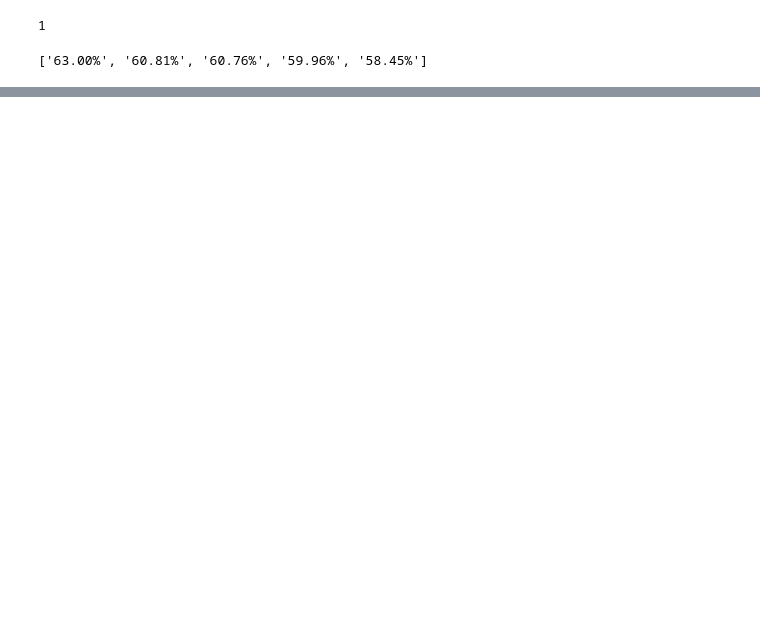
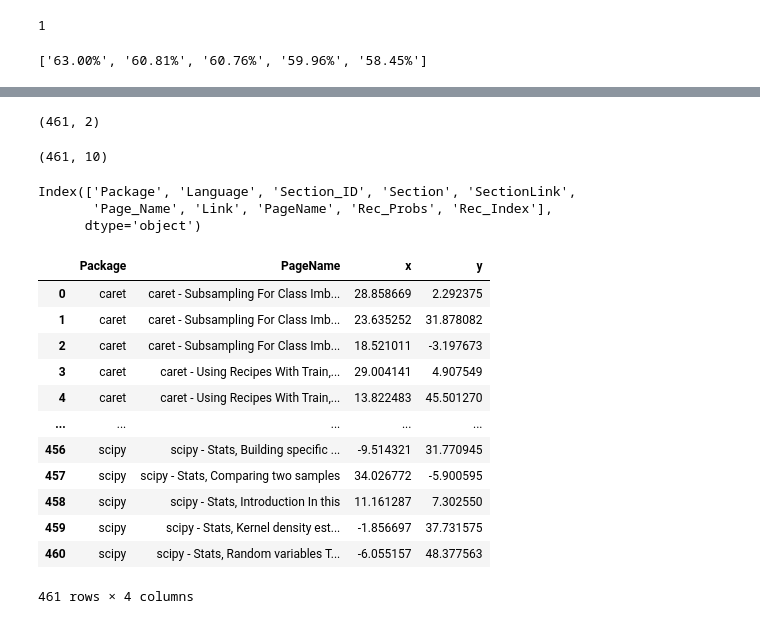
Before and after one commit to spencerbraun/pytorch_hackathon, a Jupyter notebook: vector_evaluation.ipynb, the cells around one changed output, grey strips where cells are left out. Cells and saved outputs as stored; diff of their text form; code cells hidden in the pictures; blank space fills up the shorter version.

```diff
--- a/vector_evaluation.ipynb
+++ b/vector_evaluation.ipynb
@@ -207,10 +207,10 @@ combined
 | 460 | scipy | Python | scipy_statistics_scipy_stats | Statistics (scipy.stats) | stats.html | Random variables There | https://docs.scipy.org/doc/scipy/... | scipy - Stats, Random variables T... | [0.7562182589192208, 0.7372049300... | ... |
 461 rows × 10 columns
 # %%
-with open("recommendation_table.pkl", 'wb') as f:
+with open("app/recommendation_table.pkl", 'wb') as f:
     pickle.dump(combined, f)
 # %%
-with open("recommendation_table.pkl", 'rb') as f:
+with open("app/recommendation_table.pkl", 'rb') as f:
     table = pickle.load(f)
 # %%
 idx = 5
@@ -333,3 +333,51 @@ tsne = tsneMatrix(docMatrix)
 # %%
 with open('app/tsne.pkl' ,'wb') as f:
     pickle.dump(tsne, f)
+# %%
+tsne.shape
+# %% [output]
+(461, 2)
+# %%
+table.shape
+# %% [output]
+(461, 10)
+# %%
+table.columns
+# %% [output]
+Index(['Package', 'Language', 'Section_ID', 'Section', 'SectionLink',
+       'Page_Name', 'Link', 'PageName', 'Rec_Probs', 'Rec_Index'],
+      dtype='object')
+# %%
+with open('app/tsne_labeled.pkl', 'wb') as f:
+    pickle.dump(
+        table.join(pd.DataFrame(tsne, columns=['x', 'y']))[
+            [
+                'Package', 'PageName', 'x', 'y'
+            ]
+        ],
+        f
+    )
+# %%
+with open("app/tsne_labeled.pkl", 'rb') as f:
+    tsne_df = pickle.load(f)
+
+tsne_fig = px.scatter(
+    tsne_df, x="x", y="y",
+    color="Package", hover_name="PageName",
+    size_max=60)
+# %%
+tsne_df
+# %% [output]
+|  | Package | PageName | x | y |
+| 0 | caret | caret - Subsampling For Class Imb... | 28.858669 | 2.292375 |
+| 1 | caret | caret - Subsampling For Class Imb... | 23.635252 | 31.878082 |
+| 2 | caret | caret - Subsampling For Class Imb... | 18.521011 | -3.197673 |
+| 3 | caret | caret - Using Recipes With Train,... | 29.004141 | 4.907549 |
+| 4 | caret | caret - Using Recipes With Train,... | 13.822483 | 45.501270 |
+| ... | ... | ... | ... | ... |
+| 456 | scipy | scipy - Stats, Building specific ... | -9.514321 | 31.770945 |
+| 457 | scipy | scipy - Stats, Comparing two samples | 34.026772 | -5.900595 |
+| 458 | scipy | scipy - Stats, Introduction In this | 11.161287 | 7.302550 |
+| 459 | scipy | scipy - Stats, Kernel density est... | -1.856697 | 37.731575 |
+| 460 | scipy | scipy - Stats, Random variables T... | -6.055157 | 48.377563 |
+461 rows × 4 columns
```
Also changed, not shown: parts of 2 cells of this notebook, 4 other files.
